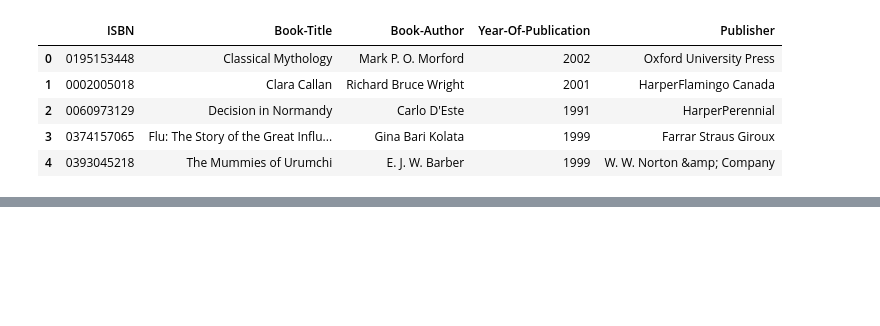
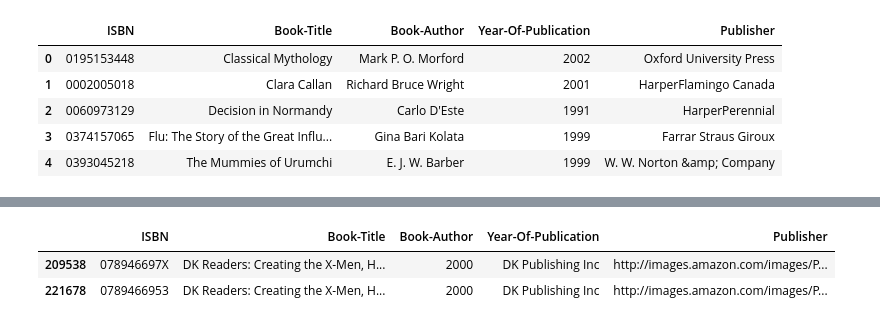
Before and after one commit to toupasana/Unsupervised-Machine-Learning-, a Jupyter notebook: Book_Recommendation_System.ipynb, the cells around one changed output, grey strips where cells are left out. Drawn from its saved outputs; the diff is of its cells as text; code cells hidden in the pictures; blank space fills up the shorter version.

```diff
--- a/Book_Recommendation_System.ipynb
+++ b/Book_Recommendation_System.ipynb
@@ -97,0 +116,5 @@ books.isnull().sum()
+# %%
+#filling null values with others
+books.at[187689 ,'Book-Author'] = 'Other'
+books.at[128890 ,'Publisher'] = 'Other'
+books.at[129037 ,'Publisher'] = 'Other'
@@ -97,0 +142,9 @@ books.isnull().sum()
+# %%
+#making this setting to display full text in columns
+pd.set_option('display.max_colwidth', -1)
+# %%
+books.loc[books['Year-Of-Publication'] == 'DK Publishing Inc',:]
+# %% [output]
+|  | ISBN | Book-Title | Book-Author | Year-Of-Publication | Publisher |
+| 209538 | 078946697X | DK Readers: Creating the X-Men, H... | 2000 | DK Publishing Inc | http://images.amazon.com/images/P... |
+| 221678 | 0789466953 | DK Readers: Creating the X-Men, H... | 2000 | DK Publishing Inc | http://images.amazon.com/images/P... |
```
Also changed, not shown: parts of 12 cells of this notebook.
